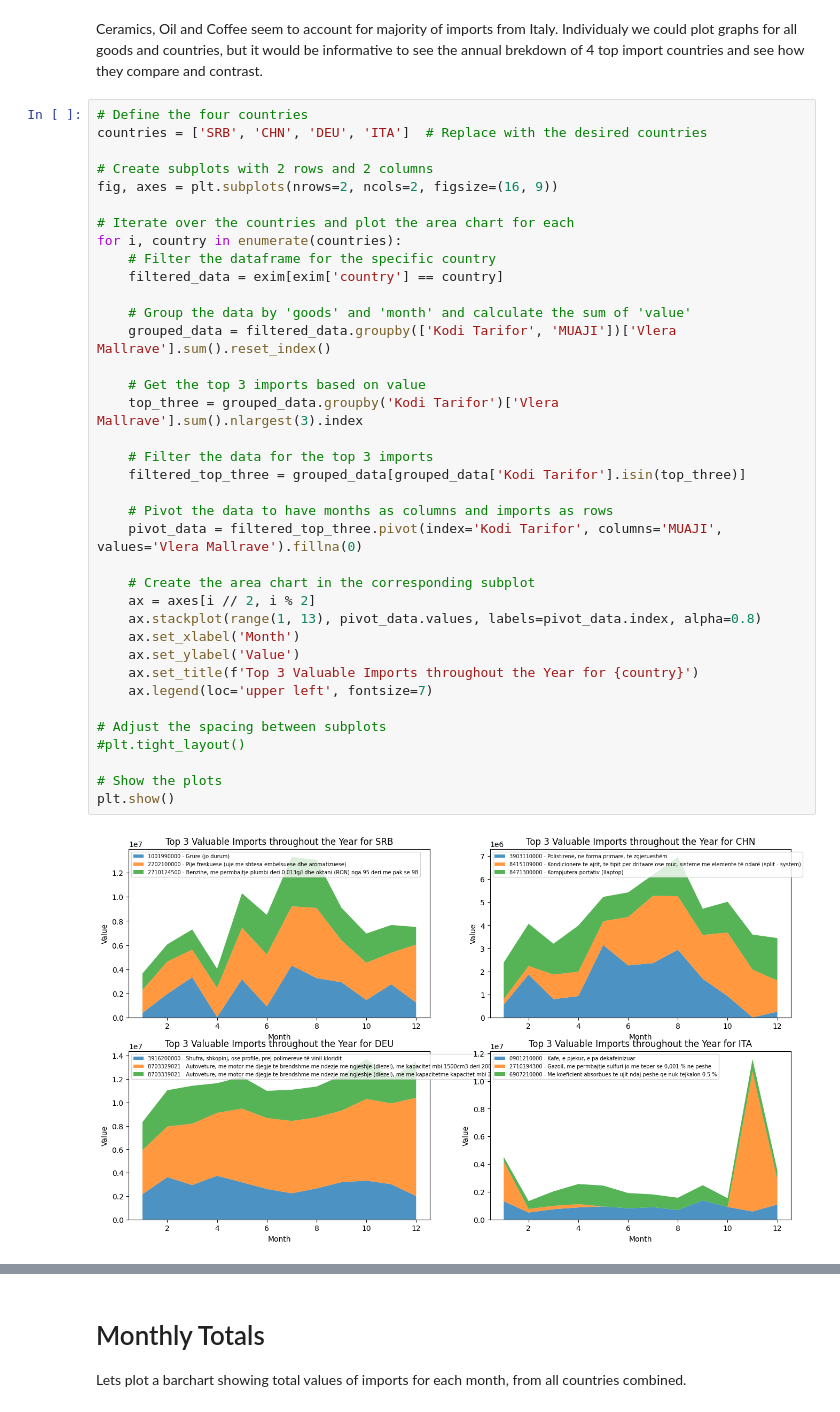
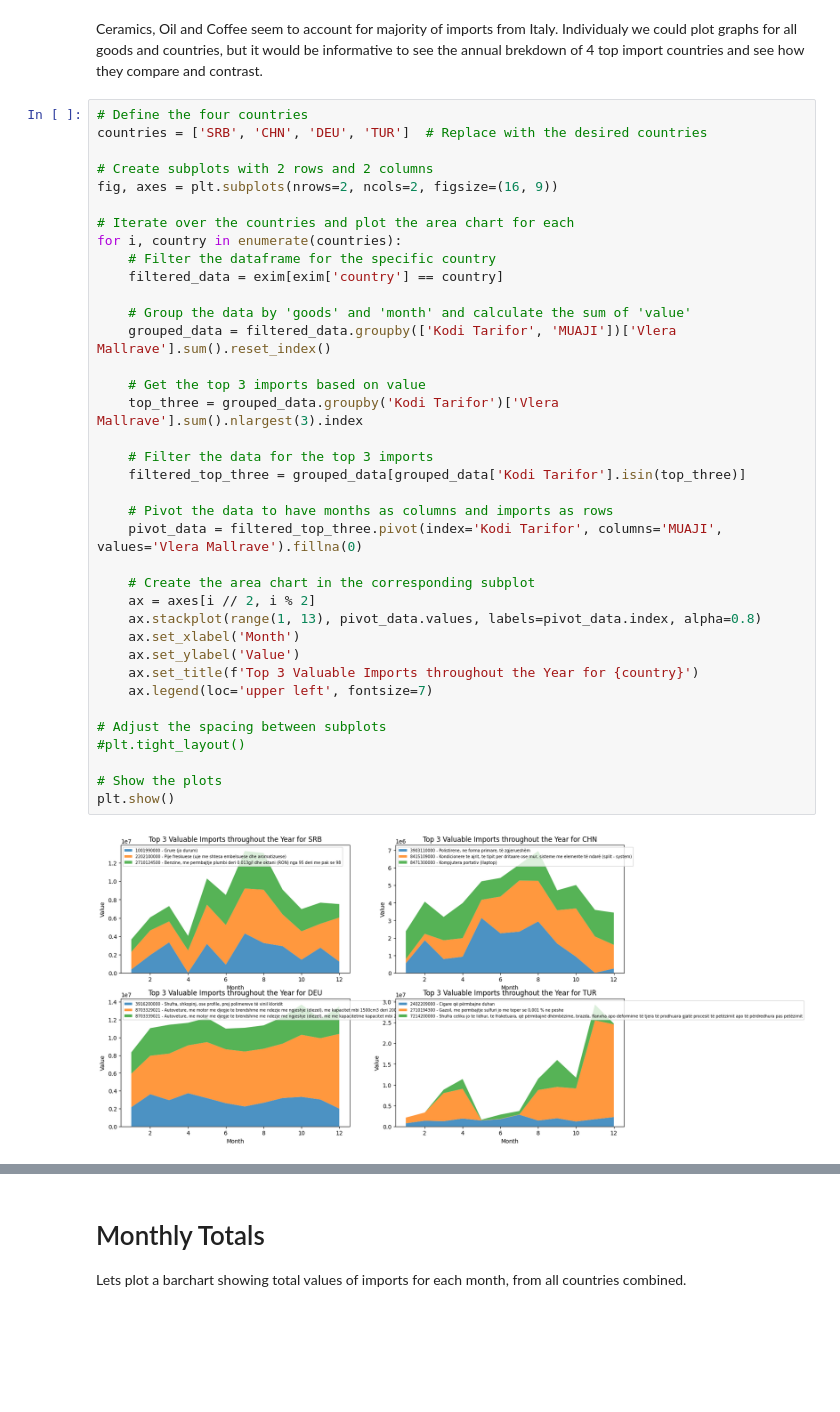
Before and after one commit to sepse/Kosovo-Import-Data, a Jupyter notebook: exim_dogana_2022.ipynb, the cells around one changed output, grey strips where cells are left out. Saved outputs shown, nothing was run; the diff lists cells and outputs as text; blank space fills up the shorter version.

```diff
--- a/exim_dogana_2022.ipynb
+++ b/exim_dogana_2022.ipynb
@@ -260,7 +260,7 @@ plt.show()
 Ceramics, Oil and Coffee seem to account for majority of imports from Italy. Individualy we could plot graphs for all goods and countries, but it would be informative to see the annual brekdown of 4 top import countries and see how they compare and contrast.
 # %%
 # Define the four countries
-countries = ['SRB', 'CHN', 'DEU', 'ITA']  # Replace with the desired countries
+countries = ['SRB', 'CHN', 'DEU', 'TUR']  # Replace with the desired countries
 
 # Create subplots with 2 rows and 2 columns
 fig, axes = plt.subplots(nrows=2, ncols=2, figsize=(16, 9))
@@ -269,32 +269,32 @@ fig, axes = plt.subplots(nrows=2, ncols=2, figsize=(16, 9))
 for i, country in enumerate(countries):
     # Filter the dataframe for the specific country
     filtered_data = exim[exim['country'] == country]
 
     # Group the data by 'goods' and 'month' and calculate the sum of 'value'
     grouped_data = filtered_data.groupby(['Kodi Tarifor', 'MUAJI'])['Vlera Mallrave'].sum().reset_index()
 
     # Get the top 3 imports based on value
     top_three = grouped_data.groupby('Kodi Tarifor')['Vlera Mallrave'].sum().nlargest(3).index
 
     # Filter the data for the top 3 imports
     filtered_top_three = grouped_data[grouped_data['Kodi Tarifor'].isin(top_three)]
 
     # Pivot the data to have months as columns and imports as rows
     pivot_data = filtered_top_three.pivot(index='Kodi Tarifor', columns='MUAJI', values='Vlera Mallrave').fillna(0)
 
     # Create the area chart in the corresponding subplot
     ax = axes[i // 2, i % 2]
     ax.stackplot(range(1, 13), pivot_data.values, labels=pivot_data.index, alpha=0.8)
     ax.set_xlabel('Month')
     ax.set_ylabel('Value')
     ax.set_title(f'Top 3 Valuable Imports throughout the Year for {country}')
     ax.legend(loc='upper left', fontsize=7)
 
 # Adjust the spacing between subplots
 #plt.tight_layout()
 
 # Show the plots
 plt.show()
 # %% [output]
-[figure, old version]
+[figure, new version]
 # %% [markdown]
```
Also changed, not shown: parts of 3 cells of this notebook.
